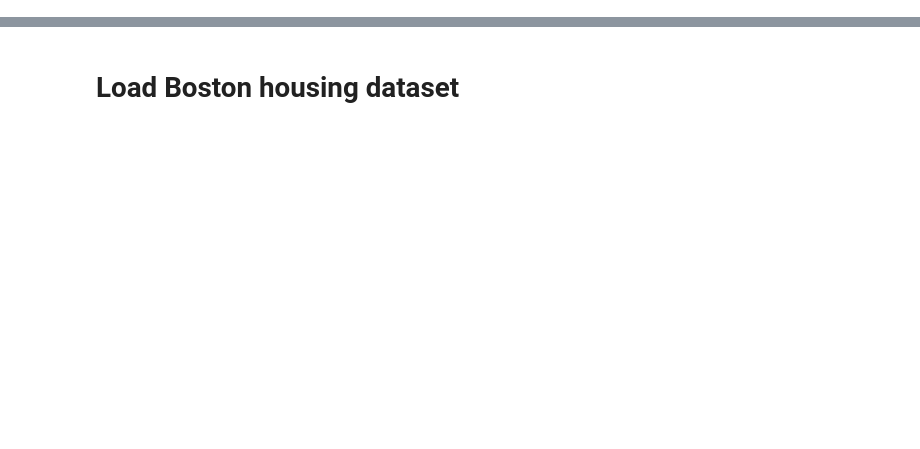
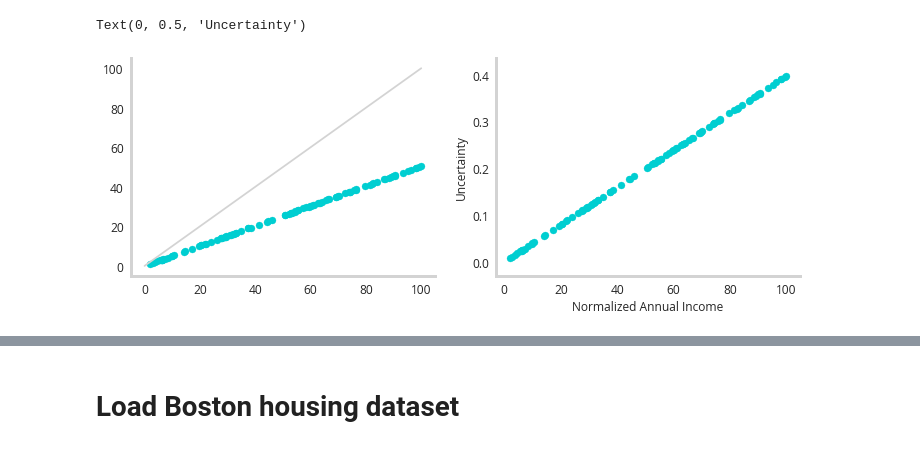
Before and after one commit to NicholasARossi/UQ_methods, a Jupyter notebook: notebooks/Ensemble_methods.ipynb, the cells around one changed output, grey strips where cells are left out. Saved outputs shown, nothing was run; the diff lists cells and outputs as text; code cells hidden in the pictures; blank space fills up the shorter version.

```diff
--- a/notebooks/Ensemble_methods.ipynb
+++ b/notebooks/Ensemble_methods.ipynb
@@ -23,0 +116,19 @@ import shap
+# %%
+X_dataset, X_holdout, y_dataset, y_holdout = train_test_split(x_values, y_values, test_size=0.1,random_state=42)
+Predictor=Linear_Uncertainty_Predictor(X_dataset,y_dataset)
+Predictor.train_models(n_splits=1000)
+
+prediction_dict=Predictor.predict(X_holdout)
+
+
+fig,ax=plt.subplots(1,2,figsize=(12,4))
+ax[0].scatter(X_holdout,prediction_dict['prediction'])
+ax[0].plot([0,100],[0,100],color='#d3d3d3')
+
+
+ax[1].scatter(X_holdout,prediction_dict['uncertainty'])
+ax[1].set_xlabel('Normalized Annual Income')
+ax[1].set_ylabel('Uncertainty')
+# %% [output]
+Text(0, 0.5, 'Uncertainty')
+[figure, added]
```
Also changed, not shown: parts of 26 cells of this notebook, 3 other files.
